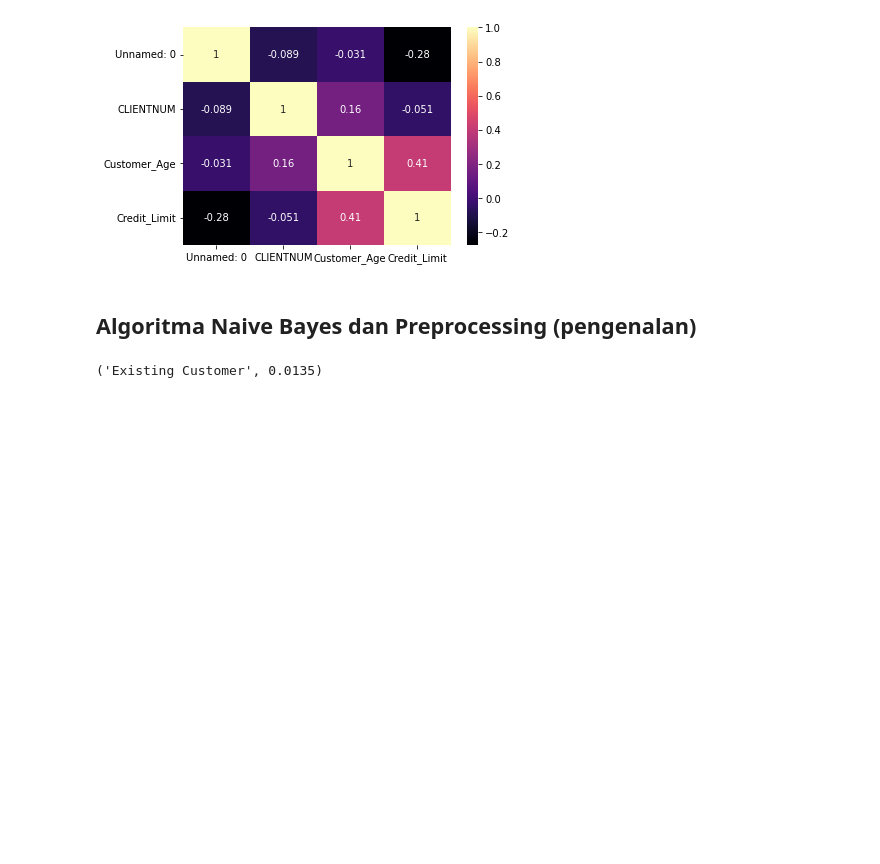
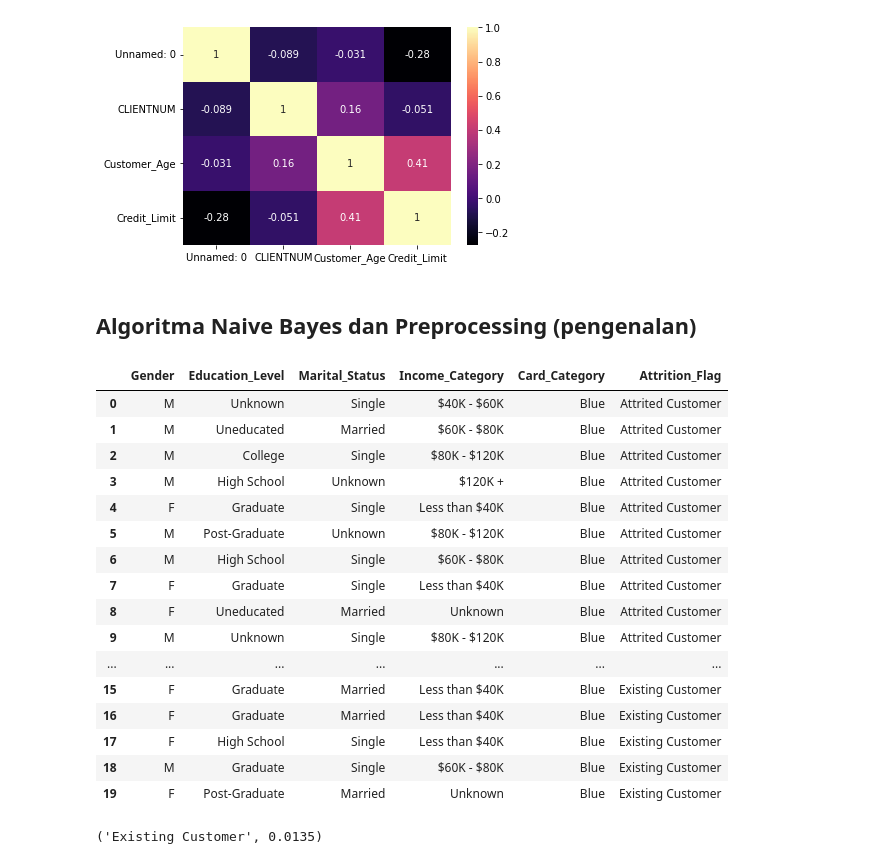
Before and after one commit to eggybrillian/Data-Mining, a Jupyter notebook: B21_2109116057_Posstest_1_.ipynb, the cells around one changed output. Saved outputs shown, nothing was run; the diff lists cells and outputs as text; code cells hidden in the pictures; blank space fills up the shorter version.

```diff
--- a/B21_2109116057_Posstest_1_.ipynb
+++ b/B21_2109116057_Posstest_1_.ipynb
@@ -308,6 +308,25 @@ sns.heatmap(nv.corr(), annot=True, cmap='magma')
 # %%
 # file ChurnBankSorted.csv merupakan dataset yang telah diubah yaitu dengan menghapus beberapa kolom seperti ketentuan yang ada pada soal diatas
 df_baru = pd.read_csv('ChurnBankSorted.csv')
+df_baru
+# %% [output]
+|  | Gender | Education_Level | Marital_Status | Income_Category | Card_Category | Attrition_Flag |
+| 0 | M | Unknown | Single | $40K - $60K | Blue | Attrited Customer |
+| 1 | M | Uneducated | Married | $60K - $80K | Blue | Attrited Customer |
+| 2 | M | College | Single | $80K - $120K | Blue | Attrited Customer |
+| 3 | M | High School | Unknown | $120K + | Blue | Attrited Customer |
+| 4 | F | Graduate | Single | Less than $40K | Blue | Attrited Customer |
+| 5 | M | Post-Graduate | Unknown | $80K - $120K | Blue | Attrited Customer |
+| 6 | M | High School | Single | $60K - $80K | Blue | Attrited Customer |
+| 7 | F | Graduate | Single | Less than $40K | Blue | Attrited Customer |
+| 8 | F | Uneducated | Married | Unknown | Blue | Attrited Customer |
+| 9 | M | Unknown | Single | $80K - $120K | Blue | Attrited Customer |
+| ... | ... | ... | ... | ... | ... | ... |
+| 15 | F | Graduate | Married | Less than $40K | Blue | Existing Customer |
+| 16 | F | Graduate | Married | Less than $40K | Blue | Existing Customer |
+| 17 | F | High School | Single | Less than $40K | Blue | Existing Customer |
+| 18 | M | Graduate | Single | $60K - $80K | Blue | Existing Customer |
+| 19 | F | Post-Graduate | Married | Unknown | Blue | Existing Customer |
 # %%
 # Buatlah sebuah fungsi naive bayes dengan ketentuan
 # Mengambil data dari dataframe yang telah diproses pada blok sebelumnya (diatas)
```
